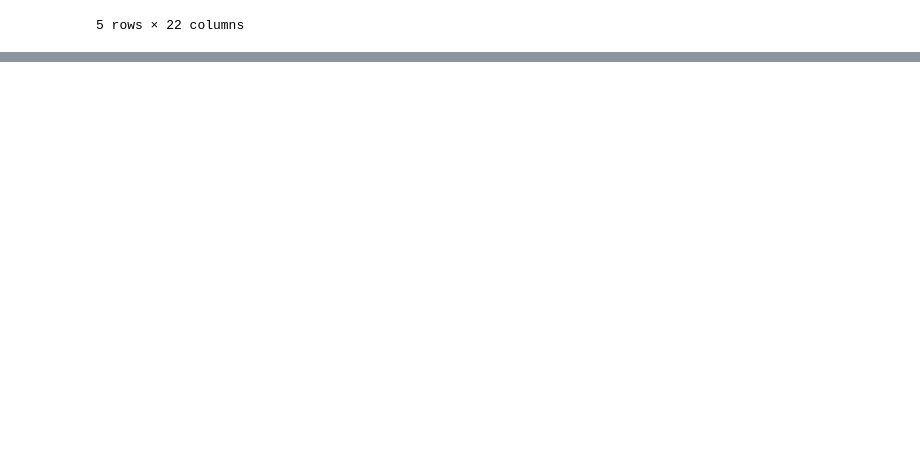
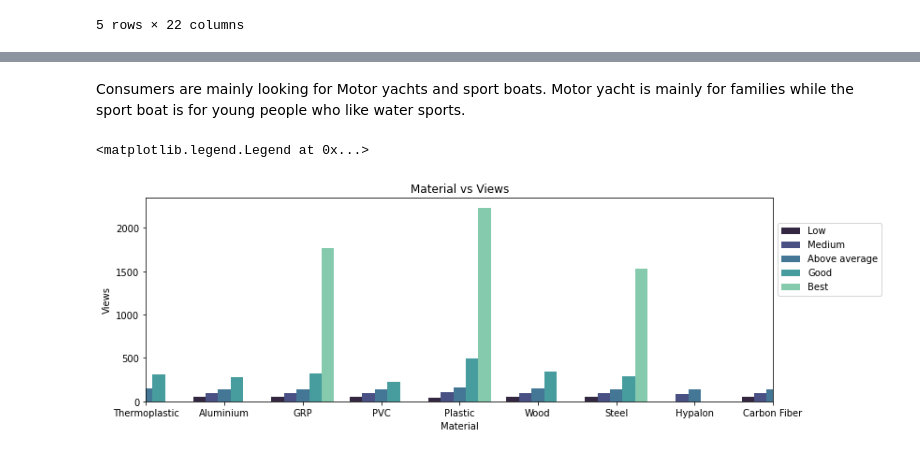
Before and after one commit to Estorko/Data-Analysis-Certification-Case-study-, a Jupyter notebook: DataCampCerf/DataCampCertf.ipynb, the cells around one changed output, grey strips where cells are left out. Cells and saved outputs as stored; diff of their text form; code cells hidden in the pictures; blank space fills up the shorter version.

```diff
--- a/DataCampCerf/DataCampCertf.ipynb
+++ b/DataCampCerf/DataCampCertf.ipynb
@@ -110,0 +142,12 @@ fig.legend(loc='center left',bbox_to_anchor=(1, 0.7))
+# %% [markdown]
+Consumers are mainly looking for Motor yachts and sport boats. Motor yacht is mainly for families while the sport boat is for young people who like water sports.
+# %%
+# Fig 4
+# 4.) Material vs Views
+fig,ax=plt.subplots(figsize=(12,4))
+fig=sns.barplot(x='Material',y='Number of views last 7 days',data=df,palette='mako',hue='View_group',ci=False)
+fig.set(xlabel='Material',ylabel='Views',title='Material vs Views',xlim=(0,8))
+fig.legend(loc='center left',bbox_to_anchor=(1, 0.7))
+# %% [output]
+<matplotlib.legend.Legend at 0x...>
+[figure, added]
```
Also changed, not shown: parts of 21 cells of this notebook.
